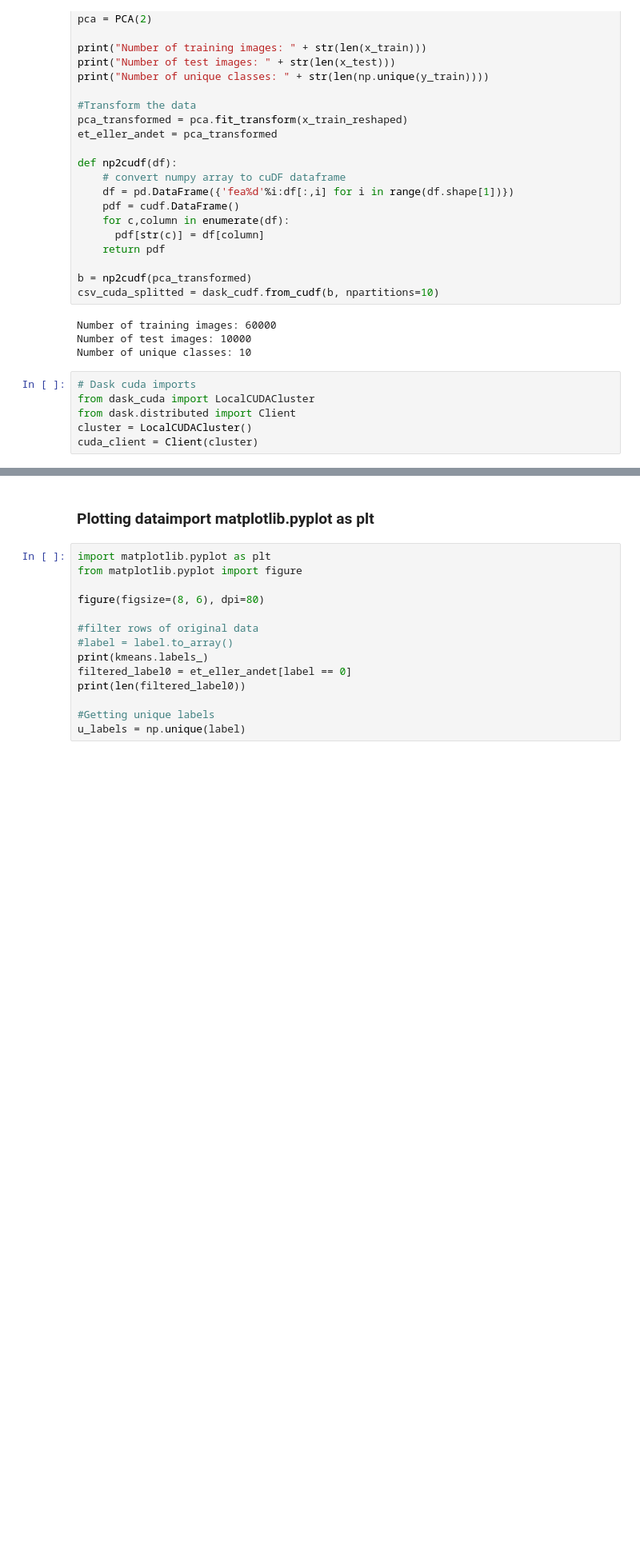
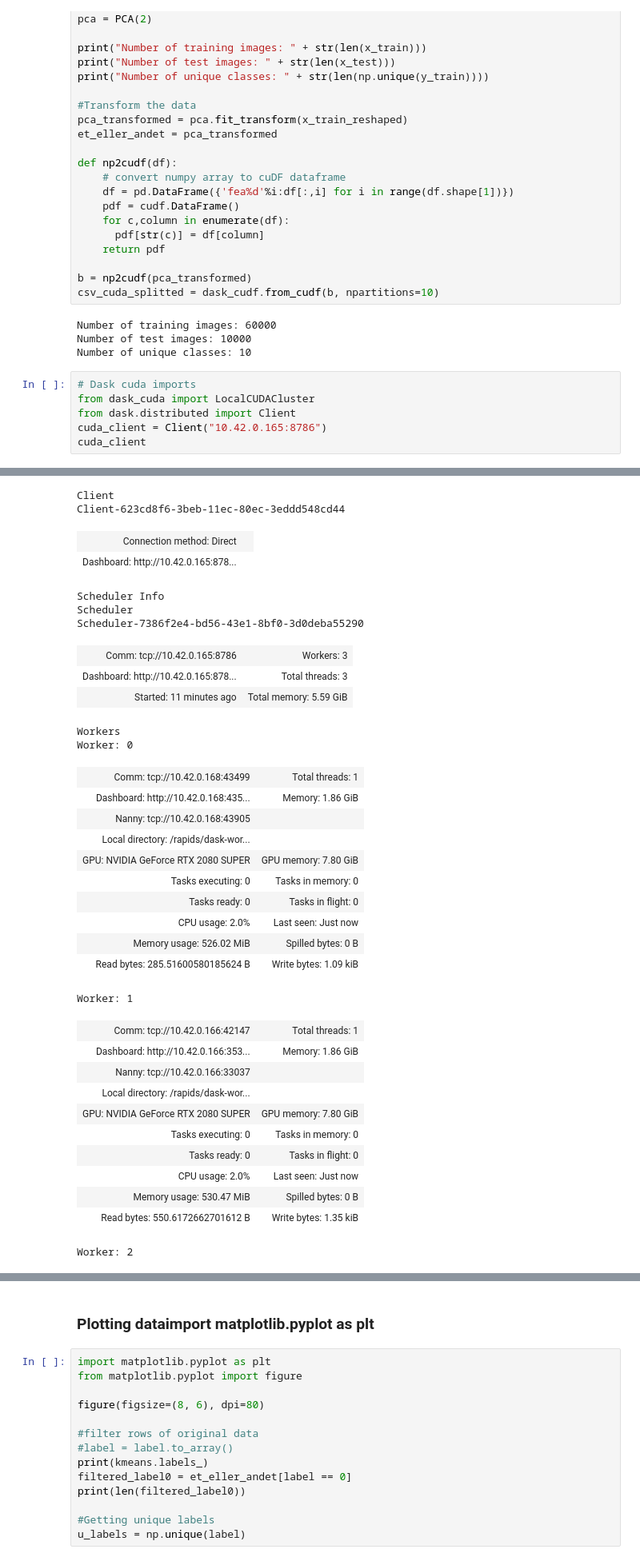
Before and after one commit to 201508876PMH/R-D, a Jupyter notebook: old-test/kmeans-gpu.ipynb, the cells around one changed output, grey strips where cells are left out. Shown: that part at 80% size. Saved outputs shown, nothing was run; the diff lists cells and outputs as text; blank space fills up the shorter version.

```diff
--- a/old-test/kmeans-gpu.ipynb
+++ b/old-test/kmeans-gpu.ipynb
@@ -66,6 +66,6 @@ Number of unique classes: 10
 # Dask cuda imports
 from dask_cuda import LocalCUDACluster
 from dask.distributed import Client
-cluster = LocalCUDACluster()
-cuda_client = Client(cluster)
+cuda_client = Client("10.42.0.165:8786")
+cuda_client
 # %% [output]
@@ -74,0 +79,34 @@ Hosting the HTTP server on port 38013 instead
+Client
+Client-623cd8f6-3beb-11ec-80ec-3eddd548cd44
+| Connection method: Direct |  |
+| Dashboard: http://10.42.0.165:878... |  |
+Scheduler Info
+Scheduler
+Scheduler-7386f2e4-bd56-43e1-8bf0-3d0deba55290
+| Comm: tcp://10.42.0.165:8786 | Workers: 3 |
+| Dashboard: http://10.42.0.165:878... | Total threads: 3 |
+| Started: 11 minutes ago | Total memory: 5.59 GiB |
+Workers
+Worker: 0
+| Comm: tcp://10.42.0.168:43499 | Total threads: 1 |
+| Dashboard: http://10.42.0.168:435... | Memory: 1.86 GiB |
+| Nanny: tcp://10.42.0.168:43905 |  |
+| Local directory: /rapids/dask-wor... |  |
+| GPU: NVIDIA GeForce RTX 2080 SUPER | GPU memory: 7.80 GiB |
+| Tasks executing: 0 | Tasks in memory: 0 |
+| Tasks ready: 0 | Tasks in flight: 0 |
+| CPU usage: 2.0% | Last seen: Just now |
+| Memory usage: 526.02 MiB | Spilled bytes: 0 B |
+| Read bytes: 285.51600580185624 B | Write bytes: 1.09 kiB |
+Worker: 1
+| Comm: tcp://10.42.0.166:42147 | Total threads: 1 |
+| Dashboard: http://10.42.0.166:353... | Memory: 1.86 GiB |
+| Nanny: tcp://10.42.0.166:33037 |  |
+| Local directory: /rapids/dask-wor... |  |
+| GPU: NVIDIA GeForce RTX 2080 SUPER | GPU memory: 7.80 GiB |
+| Tasks executing: 0 | Tasks in memory: 0 |
+| Tasks ready: 0 | Tasks in flight: 0 |
+| CPU usage: 2.0% | Last seen: Just now |
+| Memory usage: 530.47 MiB | Spilled bytes: 0 B |
+| Read bytes: 550.6172662701612 B | Write bytes: 1.35 kiB |
+Worker: 2
```
Also changed, not shown: parts of 5 cells of this notebook, 15 other files.
